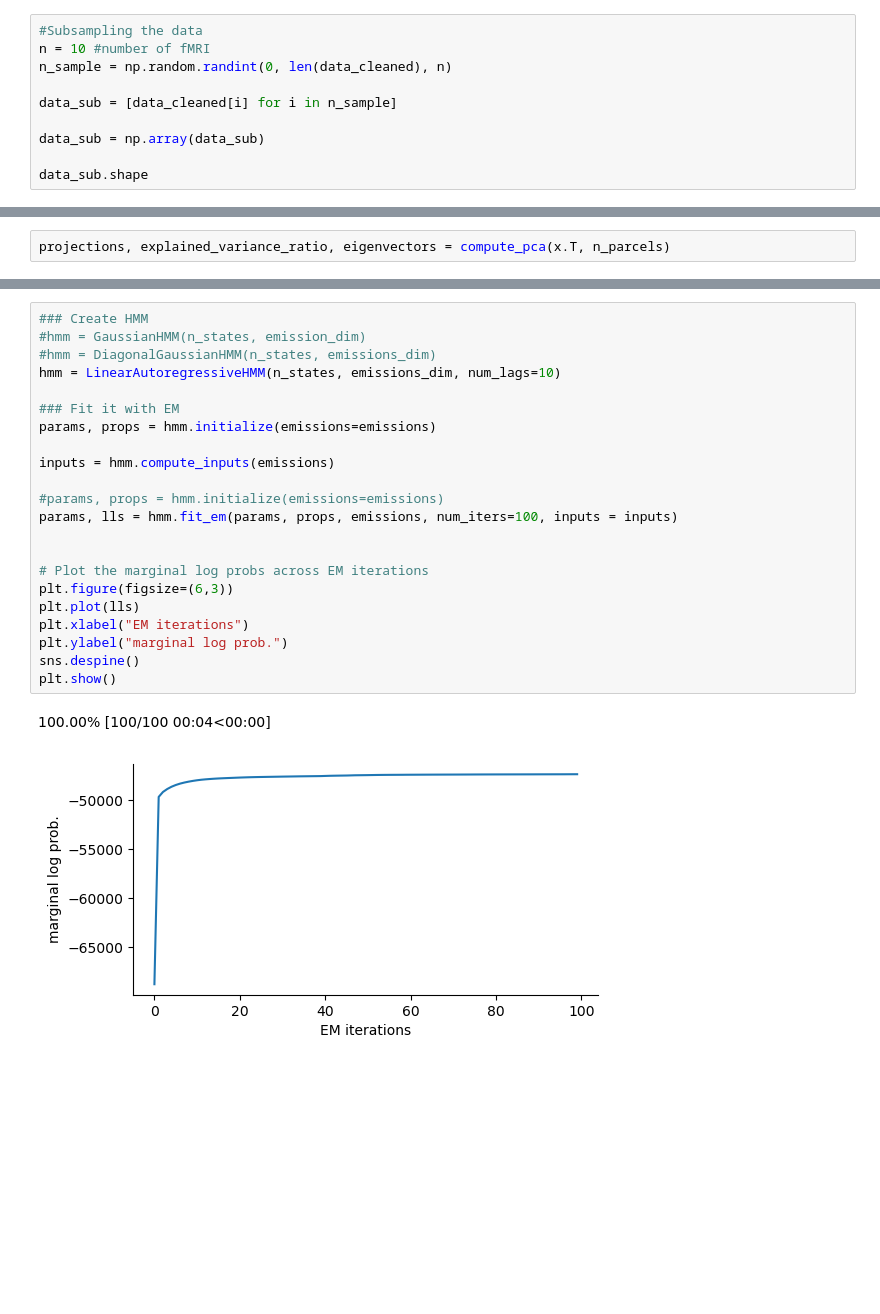
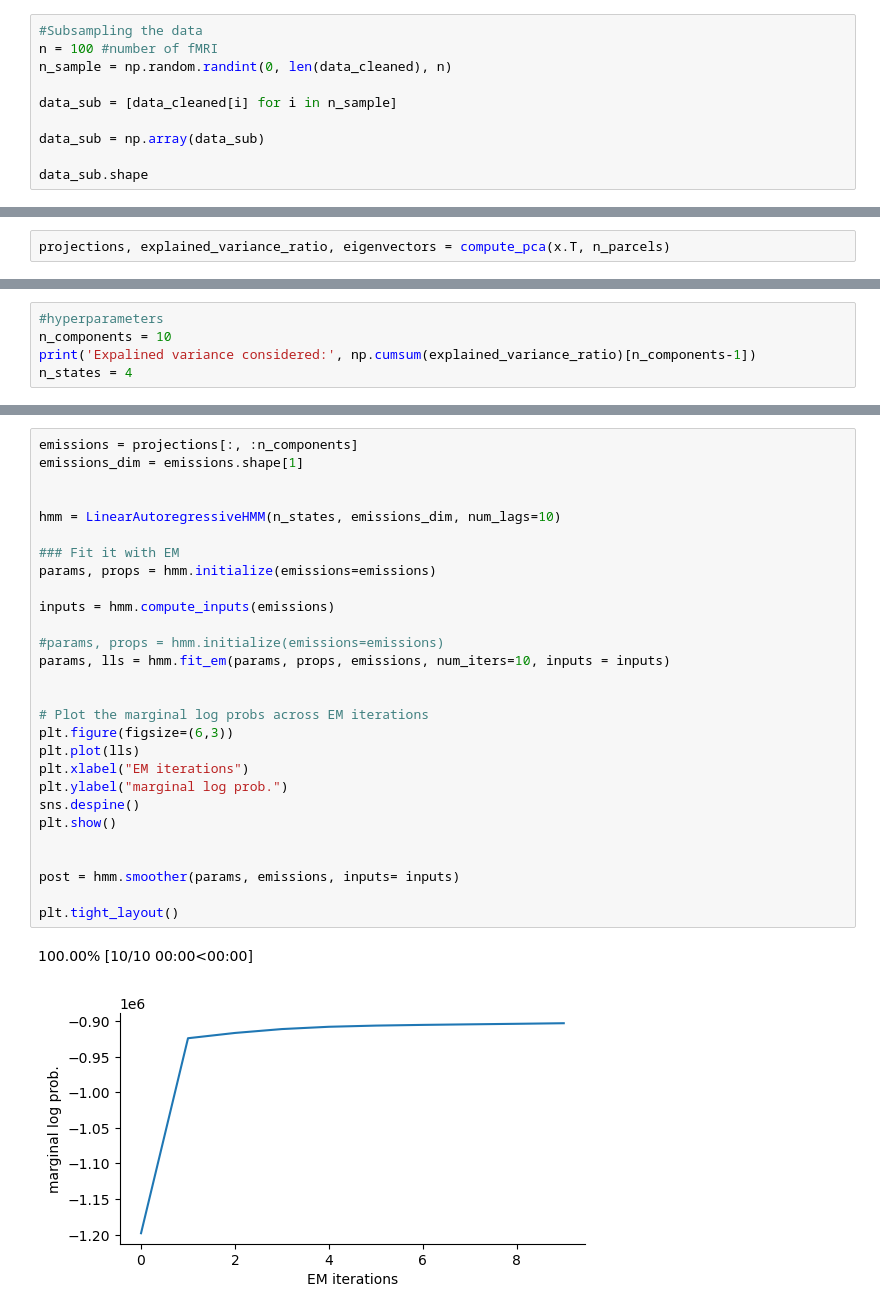
Before and after one commit to MarcoZenari/brainhackRome2025, a Jupyter notebook: hmm_fit.ipynb, the cells around one changed output, grey strips where cells are left out. Saved outputs shown, nothing was run; the diff lists cells and outputs as text; blank space fills up the shorter version.

```diff
--- a/hmm_fit.ipynb
+++ b/hmm_fit.ipynb
@@ -125,7 +125,7 @@ Initial number of fMRI: 1630
 Final number of fMRI: 949
 # %%
 #Subsampling the data
-n = 10 #number of fMRI
+n = 100 #number of fMRI
 n_sample = np.random.randint(0, len(data_cleaned), n)
 
 data_sub = [data_cleaned[i] for i in n_sample]
@@ -209,0 +246,5 @@ emissions_dim = emissions.shape[1]
+# %%
+#hyperparameters
+n_components = 10
+print('Expalined variance considered:', np.cumsum(explained_variance_ratio)[n_components-1])
+n_states = 4
@@ -210,25 +255,31 @@ emissions_dim = emissions.shape[1]
 # %%
-### Create HMM
-#hmm = GaussianHMM(n_states, emission_dim)
-#hmm = DiagonalGaussianHMM(n_states, emissions_dim)
+emissions = projections[:, :n_components]
+emissions_dim = emissions.shape[1]
+
+
 hmm = LinearAutoregressiveHMM(n_states, emissions_dim, num_lags=10)
 
 ### Fit it with EM
 params, props = hmm.initialize(emissions=emissions)
 
 inputs = hmm.compute_inputs(emissions)
 
 #params, props = hmm.initialize(emissions=emissions)
-params, lls = hmm.fit_em(params, props, emissions, num_iters=100, inputs = inputs)
+params, lls = hmm.fit_em(params, props, emissions, num_iters=10, inputs = inputs)
 
 
 # Plot the marginal log probs across EM iterations
 plt.figure(figsize=(6,3))
 plt.plot(lls)
 plt.xlabel("EM iterations")
 plt.ylabel("marginal log prob.")
 sns.despine()
 plt.show()
+
+
+post = hmm.smoother(params, emissions, inputs= inputs)
+
+plt.tight_layout()
 # %% [output]
-100.00% [100/100 00:04<00:00]
+100.00% [10/10 00:00<00:00]
-[figure, old version]
+[figure, new version]
```
Also changed, not shown: parts of 35 cells of this notebook.
